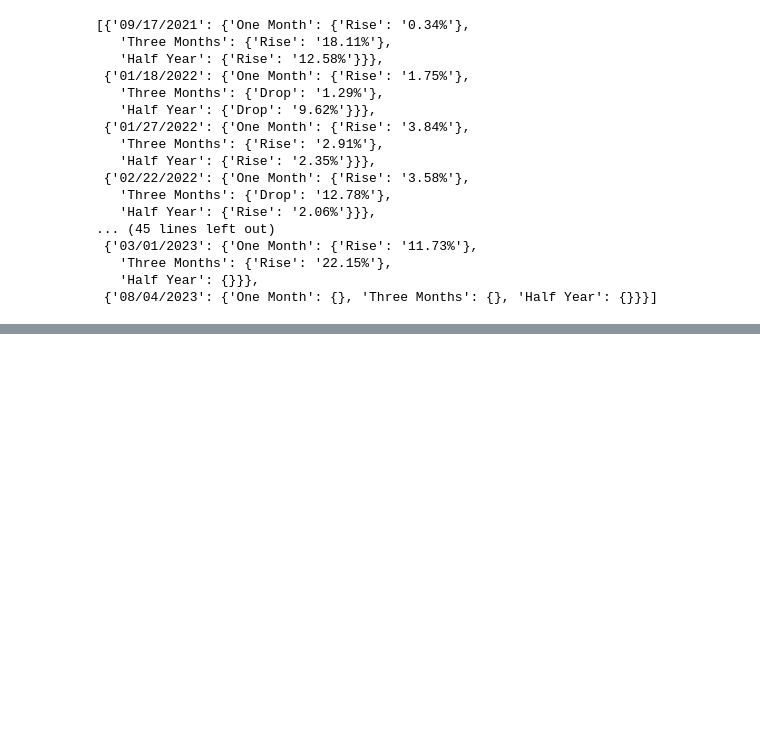
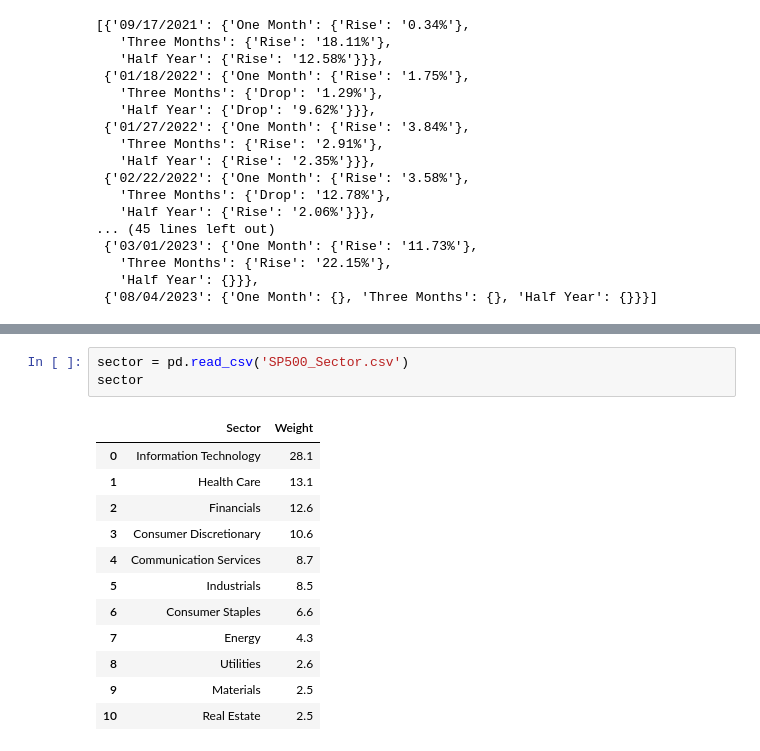
Before and after one commit to zhaoyizhuang/IE6600-Final, a Jupyter notebook: python-analysis/Final-Analyze.ipynb, the cells around one changed output, grey strips where cells are left out. Drawn from its saved outputs; the diff is of its cells as text; blank space fills up the shorter version.

```diff
--- a/python-analysis/Final-Analyze.ipynb
+++ b/python-analysis/Final-Analyze.ipynb
@@ -275,0 +347,16 @@ signals(drops)
+# %%
+sector = pd.read_csv('SP500_Sector.csv')
+sector
+# %% [output]
+|  | Sector | Weight |
+| 0 | Information Technology | 28.1 |
+| 1 | Health Care | 13.1 |
+| 2 | Financials | 12.6 |
+| 3 | Consumer Discretionary | 10.6 |
+| 4 | Communication Services | 8.7 |
+| 5 | Industrials | 8.5 |
+| 6 | Consumer Staples | 6.6 |
+| 7 | Energy | 4.3 |
+| 8 | Utilities | 2.6 |
+| 9 | Materials | 2.5 |
+| 10 | Real Estate | 2.5 |
```
Also changed, not shown: parts of 7 cells of this notebook, 7 other files.
